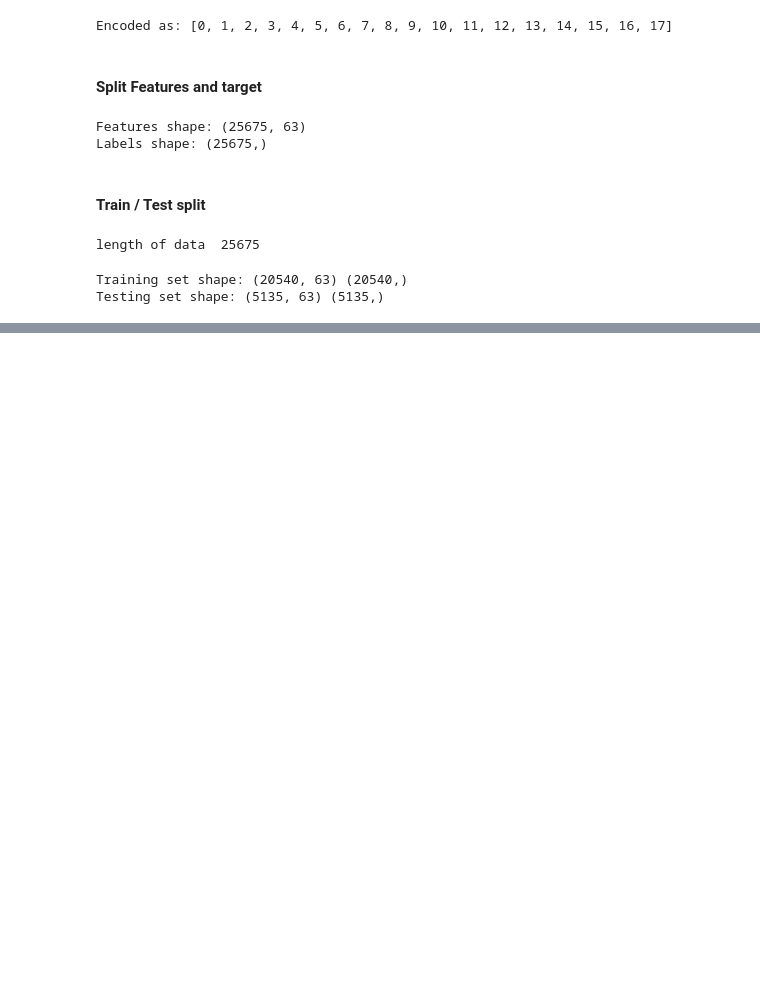
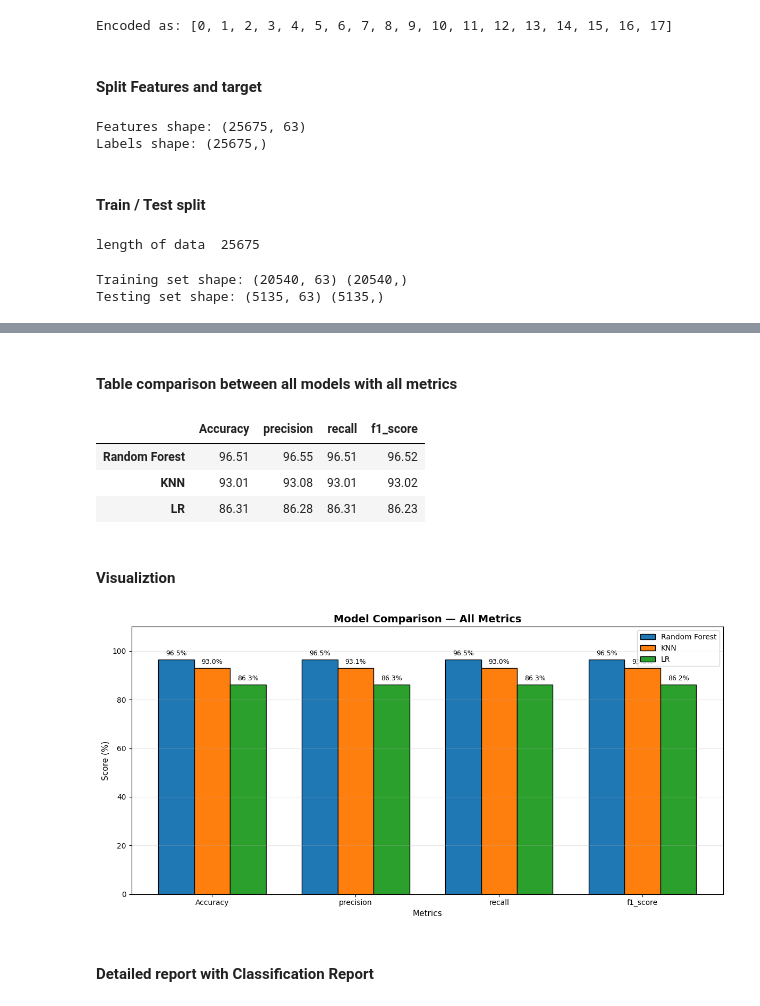
Before and after one commit to Abdallah035/Hand-Gesture-Classification, a Jupyter notebook: Hand-Gesture.ipynb, the cells around one changed output, grey strips where cells are left out. Saved outputs shown, nothing was run; the diff lists cells and outputs as text; code cells hidden in the pictures; blank space fills up the shorter version.

```diff
--- a/Hand-Gesture.ipynb
+++ b/Hand-Gesture.ipynb
@@ -225,0 +339,45 @@ Testing set shape: (5135, 63) (5135,)
+# %% [markdown]
+#### Table comparison between all models with all metrics
+# %%
+eval_df = pd.DataFrame(evaluation_metrics).T*100
+eval_df = eval_df.round(2)
+eval_df.head()
+# %% [output]
+|  | Accuracy | precision | recall | f1_score |
+| Random Forest | 96.51 | 96.55 | 96.51 | 96.52 |
+| KNN | 93.01 | 93.08 | 93.01 | 93.02 |
+| LR | 86.31 | 86.28 | 86.31 | 86.23 |
+# %% [markdown]
+#### Visualiztion
+# %%
+metrics = ['Accuracy', 'precision', 'recall', 'f1_score']
+models_names = list(evaluation_metrics.keys())
+x = np.arange(len(metrics))
+width = 0.25
+
+fig, ax = plt.subplots(figsize=(12, 6))
+
+for i, model_name in enumerate(models_names):
+    values = [evaluation_metrics[model_name][metric]*100 for metric in metrics]
+    bars = ax.bar(x + i*width, values, width, label=model_name, edgecolor='black')
+
+    for bar, val in zip(bars, values):
+        height = bar.get_height()
+        ax.text(bar.get_x() + bar.get_width()/2., height + 1,
+                f'{val:.1f}%', ha='center', va='bottom', fontsize=9)
+
+ax.set_xlabel('Metrics', fontsize=11)
+ax.set_ylabel('Score (%)', fontsize=11)
+ax.set_title('Model Comparison — All Metrics', fontsize=14, fontweight='bold')
+ax.set_xticks(x + width)
+ax.set_xticklabels(metrics)
+ax.set_ylim(0, 110)
+ax.legend(loc='upper right')
+ax.grid(axis='y', alpha=0.3)
+
+plt.tight_layout()
+plt.show()
+# %% [output]
+[figure, added]
+# %% [markdown]
+#### Detailed report with Classification Report
```
Also changed, not shown: parts of 18 cells of this notebook, 2 other files.
